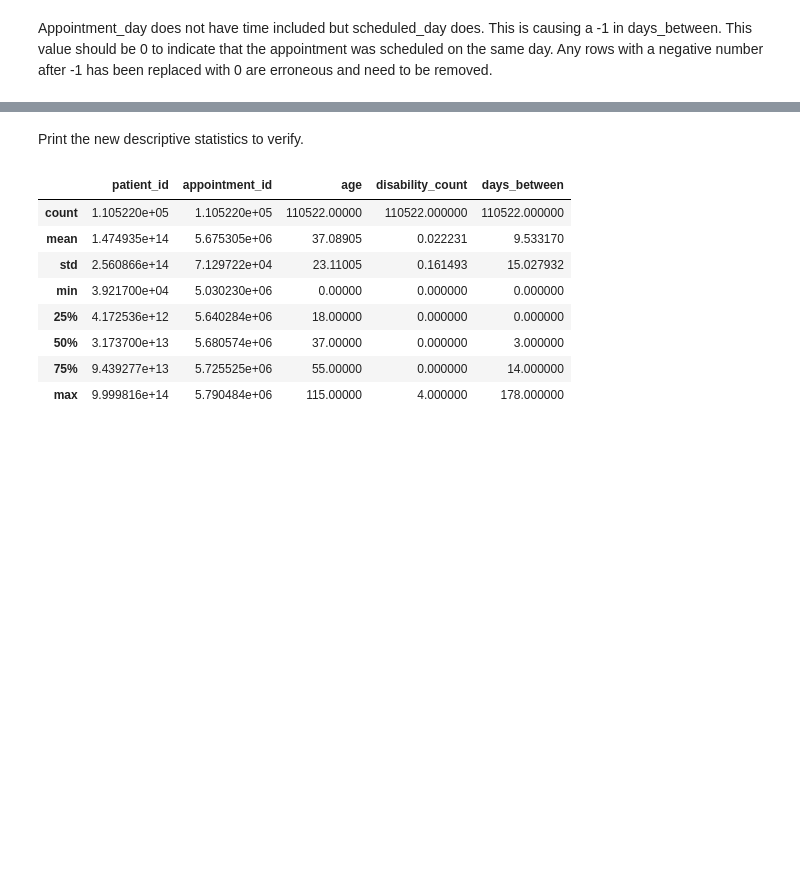
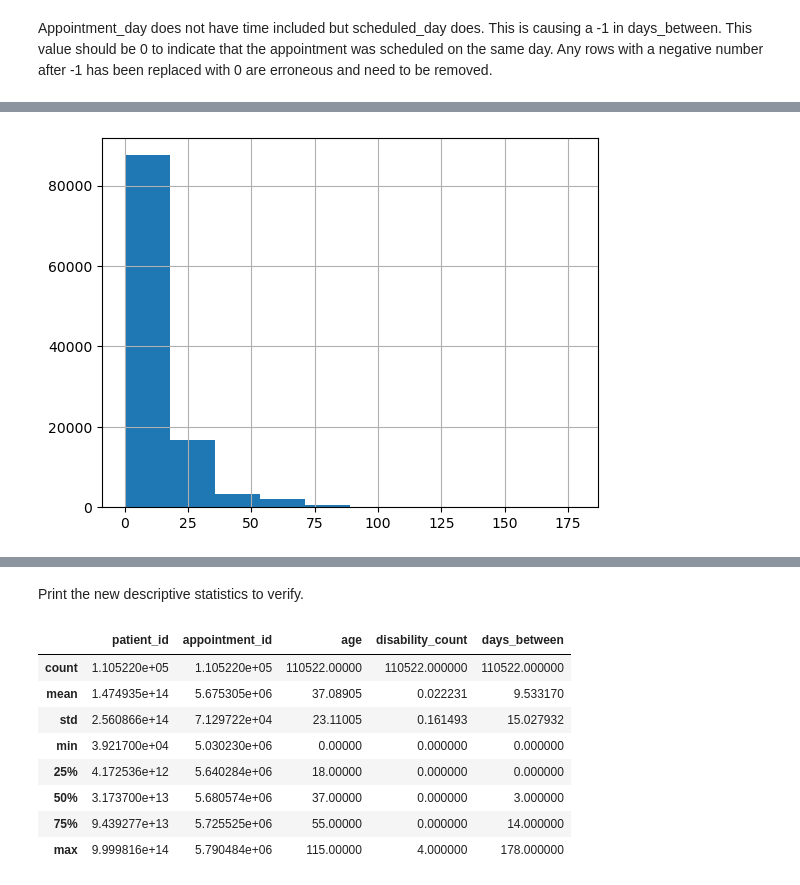
Before and after one commit to afbowman/UnsupervisedLearning, a Jupyter notebook: Capstone_Project.ipynb, the cells around one changed output, grey strips where cells are left out. Saved outputs shown, nothing was run; the diff lists cells and outputs as text; code cells hidden in the pictures; blank space fills up the shorter version.

Commit message:
Engineered Date feature

```diff
--- a/Capstone_Project.ipynb
+++ b/Capstone_Project.ipynb
@@ -322,0 +272,6 @@ Name: days_between, dtype: float64
+# %%
+# Create new column for the number of days between scheduling and the actual appointment.
+df_prep['days_between'] = (df_prep['appointment_day'] - df_prep['scheduled_day']).dt.days
+
+#View the statistical information about the new column.
+df_prep['days_between'].describe()
@@ -327,0 +290,6 @@ df = df.query('days_between >= 0') # keep only the rows where the time lapse was
+# %%
+# Replace rows with -1 for same day with 0
+df_prep['days_between'].replace(-1, 0, inplace=True)
+# %%
+# Drop rows with appointment dates prior to scheduling dates
+df_prep.drop(df_prep[df_prep['days_between'] < 0].index, inplace = True)
@@ -327,0 +309,4 @@ df = df.query('days_between >= 0') # keep only the rows where the time lapse was
+# %%
+# Drop date columns
+df_prep.drop(columns=['appointment_day', 'scheduled_day'], inplace=True)
+df_prep.head()
@@ -327,0 +321,5 @@ df = df.query('days_between >= 0') # keep only the rows where the time lapse was
+# %%
+# distribution of days between
+df_prep['days_between'].hist();
+# %% [output]
+[figure, added]
```
Also changed, not shown: parts of 16 cells of this notebook.
